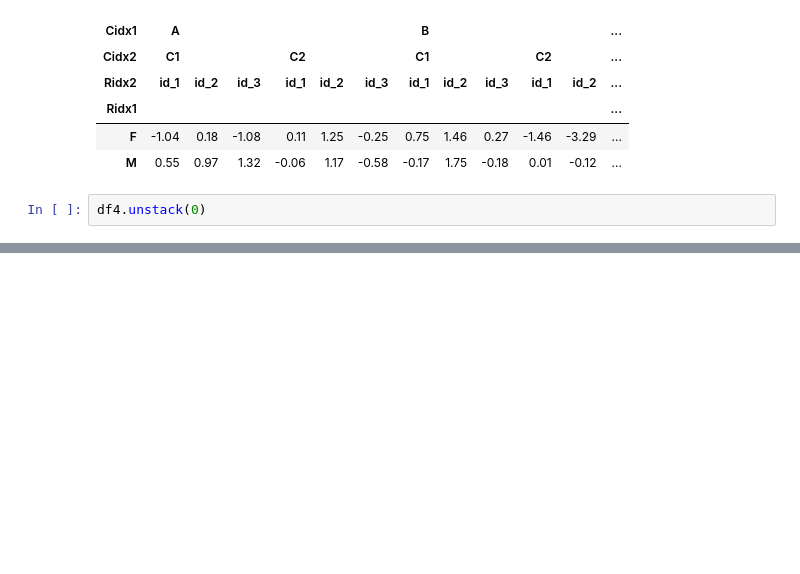
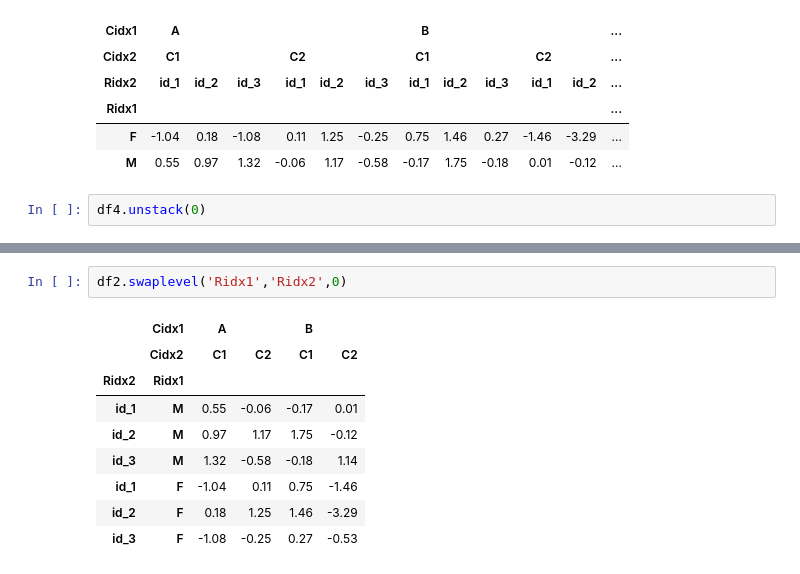
Before and after one commit to jojaehyeok99/python_20240215, a Jupyter notebook: pandas_data_analysis/pandas_multi_index.ipynb, the cells around one changed output, grey strips where cells are left out. Drawn from its saved outputs; the diff is of its cells as text; blank space fills up the shorter version.

```diff
--- a/pandas_data_analysis/pandas_multi_index.ipynb
+++ b/pandas_data_analysis/pandas_multi_index.ipynb
@@ -121,0 +253,12 @@ df4.unstack(0)
+# %%
+df2.swaplevel('Ridx1','Ridx2',0)
+# %% [output]
+|  | Cidx1 | A |  | B |  |
+|  | Cidx2 | C1 | C2 | C1 | C2 |
+| Ridx2 | Ridx1 |  |  |  |  |
+| id_1 | M | 0.55 | -0.06 | -0.17 | 0.01 |
+| id_2 | M | 0.97 | 1.17 | 1.75 | -0.12 |
+| id_3 | M | 1.32 | -0.58 | -0.18 | 1.14 |
+| id_1 | F | -1.04 | 0.11 | 0.75 | -1.46 |
+| id_2 | F | 0.18 | 1.25 | 1.46 | -3.29 |
+| id_3 | F | -1.08 | -0.25 | 0.27 | -0.53 |
```
Also changed, not shown: parts of 30 cells of this notebook.
